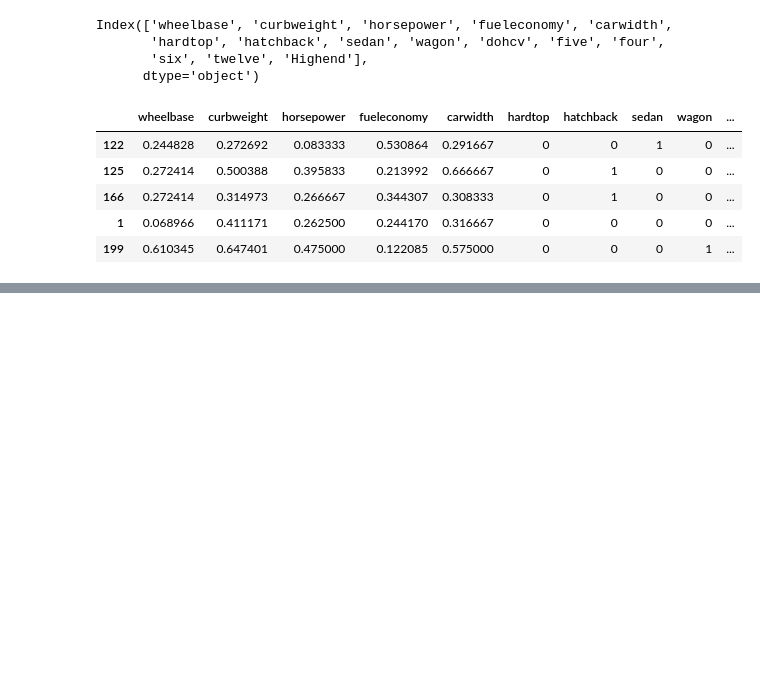
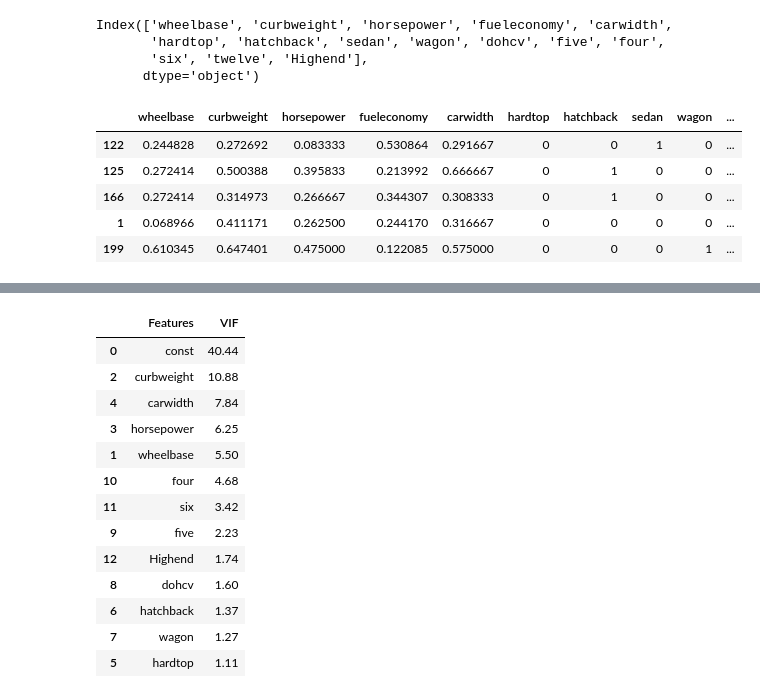
Before and after one commit to Piyush15072002/Car-Price-Prediction, a Jupyter notebook: index.ipynb, the cells around one changed output, grey strips where cells are left out. Cells and saved outputs as stored; diff of their text form; code cells hidden in the pictures; blank space fills up the shorter version.

```diff
--- a/index.ipynb
+++ b/index.ipynb
@@ -447,0 +530,2 @@ def checkVIF(X):
+# %%
+X_train_new = X_train_new.drop(["sedan"], axis = 1)
@@ -447,0 +552,17 @@ def checkVIF(X):
+# %%
+checkVIF(X_train_new)
+# %% [output]
+|  | Features | VIF |
+| 0 | const | 40.44 |
+| 2 | curbweight | 10.88 |
+| 4 | carwidth | 7.84 |
+| 3 | horsepower | 6.25 |
+| 1 | wheelbase | 5.50 |
+| 10 | four | 4.68 |
+| 11 | six | 3.42 |
+| 9 | five | 2.23 |
+| 12 | Highend | 1.74 |
+| 8 | dohcv | 1.60 |
+| 6 | hatchback | 1.37 |
+| 7 | wagon | 1.27 |
+| 5 | hardtop | 1.11 |
```
Also changed, not shown: parts of 13 cells of this notebook.
